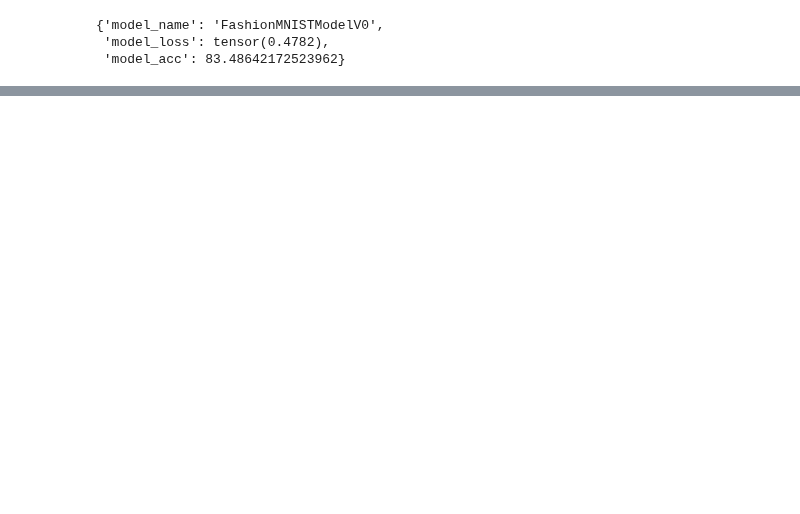
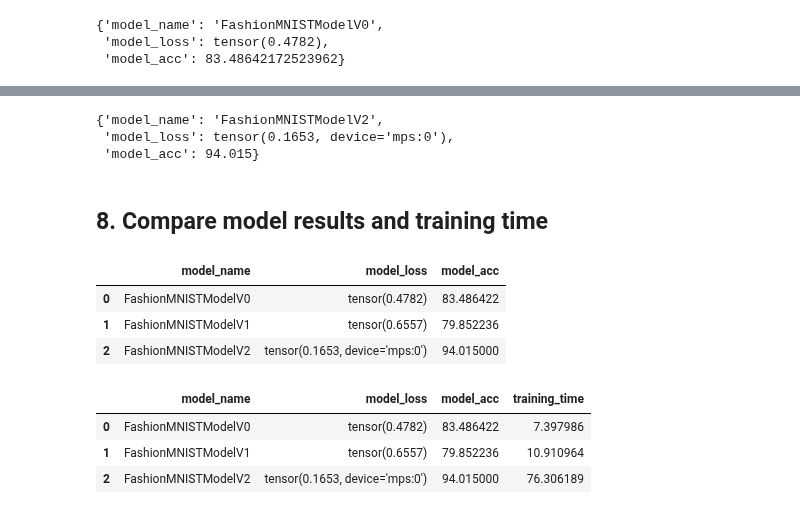
Before and after one commit to mchojna/pytorch-course, a Jupyter notebook: 03_pytorch_computer_vision.ipynb, the cells around one changed output, grey strips where cells are left out. Drawn from its saved outputs; the diff is of its cells as text; code cells hidden in the pictures; blank space fills up the shorter version.

```diff
--- a/03_pytorch_computer_vision.ipynb
+++ b/03_pytorch_computer_vision.ipynb
@@ -793,0 +1083,6 @@ model_0_results
+# %%
+# Calculate accuracy (a classification metric)
+def accuracy_fn(y_true, y_pred):
+    correct = torch.eq(y_true, y_pred).sum().item() # torch.eq() calculates when two tensors are equal
+    acc = (correct / len(y_pred)) * 100
+    return acc
@@ -793,0 +1111,2 @@ model_0_results
+# %%
+device="mps"
@@ -793,0 +1166,39 @@ model_0_results
+# %%
+# Get model_2 results
+model_2_results = eval_model(
+    model=model_2,
+    data_loader=train_data_loader,
+    loss_fn=loss_fn,
+    accuracy_fn=accuracy_fn,
+    device=device,
+)
+model_2_results
+# %% [output]
+{'model_name': 'FashionMNISTModelV2',
+ 'model_loss': tensor(0.1653, device='mps:0'),
+ 'model_acc': 94.015}
+# %% [markdown]
+## 8. Compare model results and training time
+# %%
+import pandas as pd
+
+compare_results = pd.DataFrame(
+    [model_0_results, model_1_results, model_2_results]
+)
+compare_results
+# %% [output]
+|  | model_name | model_loss | model_acc |
+| 0 | FashionMNISTModelV0 | tensor(0.4782) | 83.486422 |
+| 1 | FashionMNISTModelV1 | tensor(0.6557) | 79.852236 |
+| 2 | FashionMNISTModelV2 | tensor(0.1653, device='mps:0') | 94.015000 |
+# %%
+# Add training time to results comparison
+compare_results["training_time"] = [
+    total_train_time_model_0, total_train_time_model_1, total_train_time_model_2
+]
+compare_results
+# %% [output]
+|  | model_name | model_loss | model_acc | training_time |
+| 0 | FashionMNISTModelV0 | tensor(0.4782) | 83.486422 | 7.397986 |
+| 1 | FashionMNISTModelV1 | tensor(0.6557) | 79.852236 | 10.910964 |
+| 2 | FashionMNISTModelV2 | tensor(0.1653, device='mps:0') | 94.015000 | 76.306189 |
```
Also changed, not shown: parts of 36 cells of this notebook.
